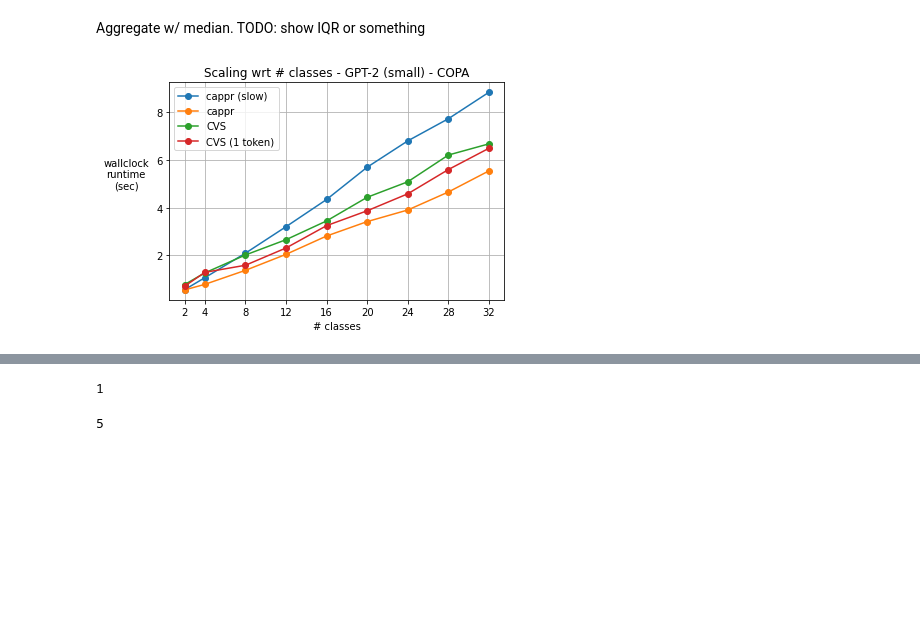
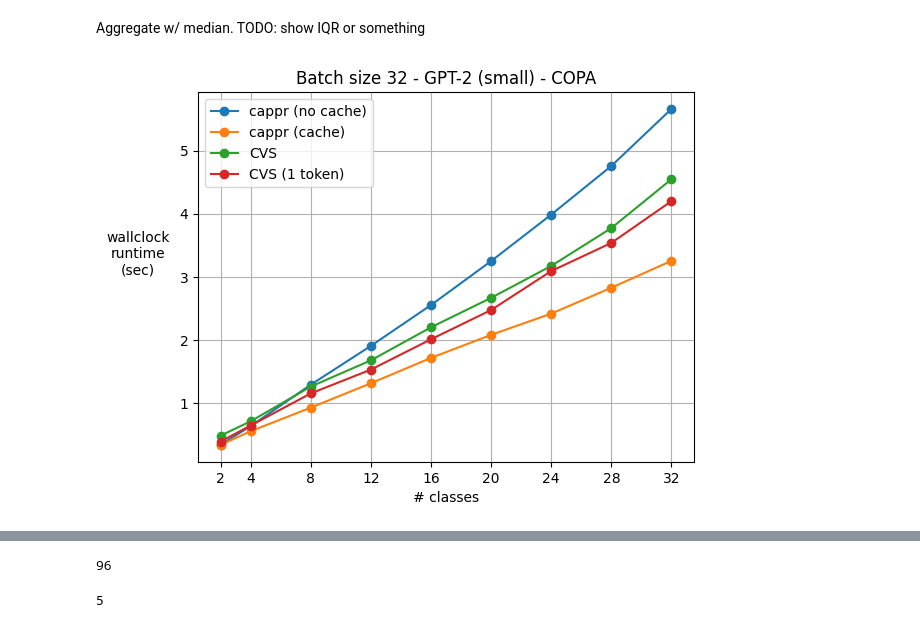
Before and after one commit to kddubey/cappr, a Jupyter notebook: demos/computational_analysis.ipynb, the cells around one changed output, grey strips where cells are left out. Drawn from its saved outputs; the diff is of its cells as text; code cells hidden in the pictures; blank space fills up the shorter version.

Commit message:
Add 1-by-1 experiment, TODO fix disobeying batch_size

```diff
--- a/demos/computational_analysis.ipynb
+++ b/demos/computational_analysis.ipynb
@@ -249,10 +246,10 @@ def nan_array(shape: tuple):
 _shape = (len(NUM_COMPLETIONS), num_replications)
 
 func_to_times: dict[str, np.ndarray] = {
-    'cappr (slow)':  nan_array(_shape),
-    'cappr':         nan_array(_shape),
-    'CVS':           nan_array(_shape),
-    'CVS (1 token)': nan_array(_shape)
+    'cappr (no cache)': nan_array(_shape),
+    'cappr (cache)':    nan_array(_shape),
+    'CVS':              nan_array(_shape),
+    'CVS (1 token)':    nan_array(_shape)
 }
 # %% [markdown]
 # Run CAPPr
@@ -360,12 +357,12 @@ times_df['# classes'] = NUM_COMPLETIONS
 times_df = times_df.set_index('# classes')
 # %%
 ax = times_df.plot(marker='o',
-                   title='Scaling wrt # classes - GPT-2 (small) - COPA',
+                   title=f'Batch size {batch_size} - GPT-2 (small) - COPA',
                    grid=True)
 ax.set_ylabel('wallclock\nruntime\n(sec)', rotation='horizontal', labelpad=30)
 ax.set_xticks(NUM_COMPLETIONS);
 # %% [output]
-[figure, old version]
+[figure, new version]
 # %%
 from google.colab import files
 fig = ax.get_figure()
@@ -376,10 +373,10 @@ files.download(filename)
 # %% [output]
 [interactive output not drawn]
 [interactive output not drawn]
-# %%
-max_new_tokens
-# %% [output]
-1
+# %%
+num_examples
+# %% [output]
+96
 # %%
 num_replications
 # %% [output]
```
Also changed, not shown: parts of 17 cells of this notebook, 7 other files.
